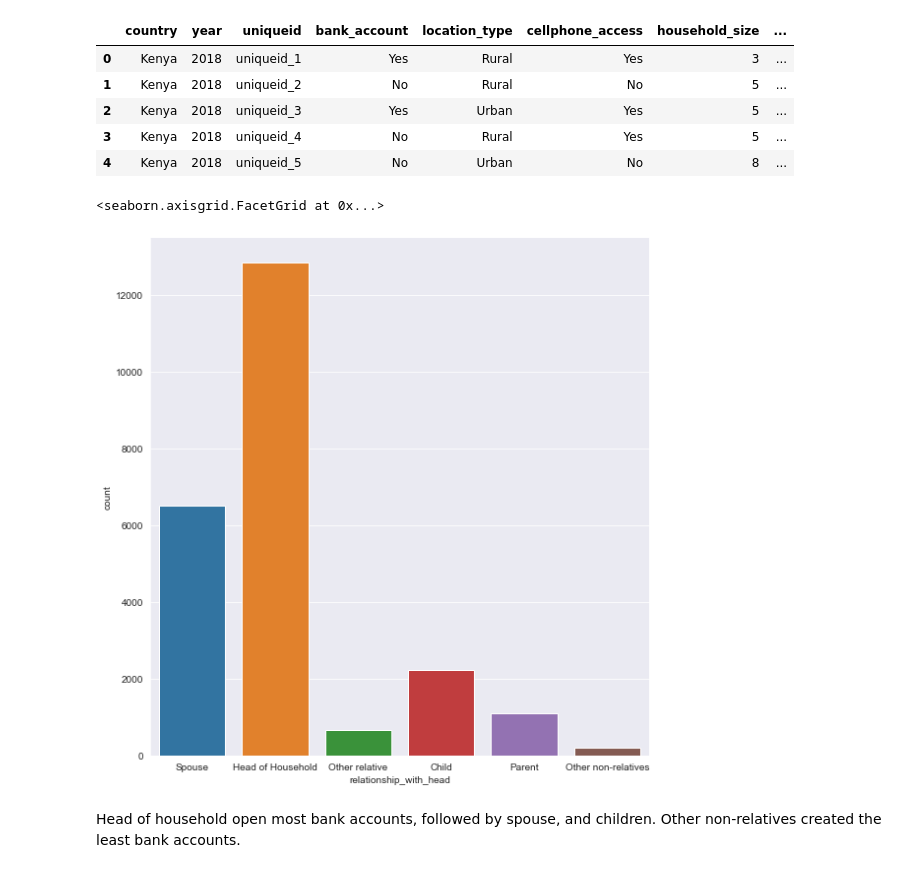
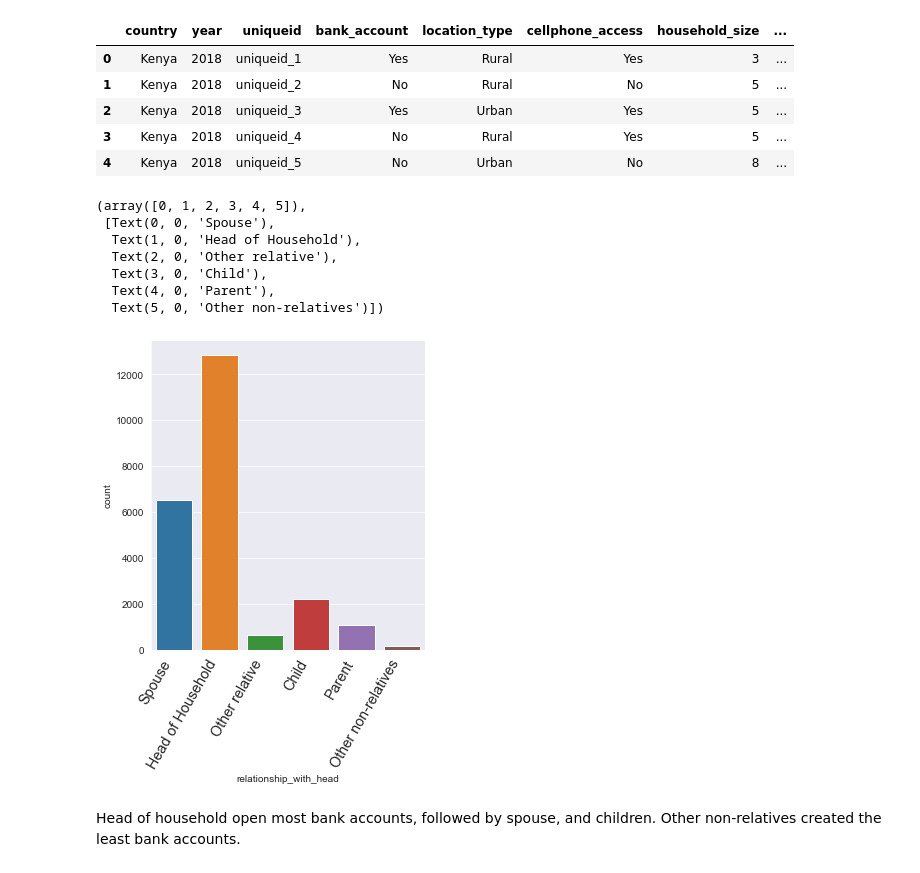
Before and after one commit to Eben-Success/ML_Financial_Inclusion_In_Africa, a Jupyter notebook: StarterNotebook.ipynb, the cells around one changed output. Drawn from its saved outputs; the diff is of its cells as text; code cells hidden in the pictures.

```diff
--- a/StarterNotebook.ipynb
+++ b/StarterNotebook.ipynb
@@ -193,9 +193,22 @@ train.head()
 | 3 | Kenya | 2018 | uniqueid_4 | No | Rural | Yes | 5 | ... |
 | 4 | Kenya | 2018 | uniqueid_5 | No | Urban | No | 8 | ... |
 # %%
-sns.catplot(x="relationship_with_head", kind="count", data=train, height=8)
+sns.catplot(x="relationship_with_head", kind="count", data=train);
+
+plt.xticks(
+    rotation=60,
+    horizontalalignment='right',
+    fontweight='light',
+    fontsize='x-large'
+)
 # %% [output]
-<seaborn.axisgrid.FacetGrid at 0x...>
+(array([0, 1, 2, 3, 4, 5]),
+ [Text(0, 0, 'Spouse'),
+  Text(1, 0, 'Head of Household'),
+  Text(2, 0, 'Other relative'),
+  Text(3, 0, 'Child'),
+  Text(4, 0, 'Parent'),
+  Text(5, 0, 'Other non-relatives')])
-[figure, old version]
+[figure, new version]
 # %% [markdown]
 Head of household open most bank accounts, followed by spouse, and children. Other non-relatives created the least bank accounts.
```
Also changed, not shown: parts of 5 cells of this notebook.
